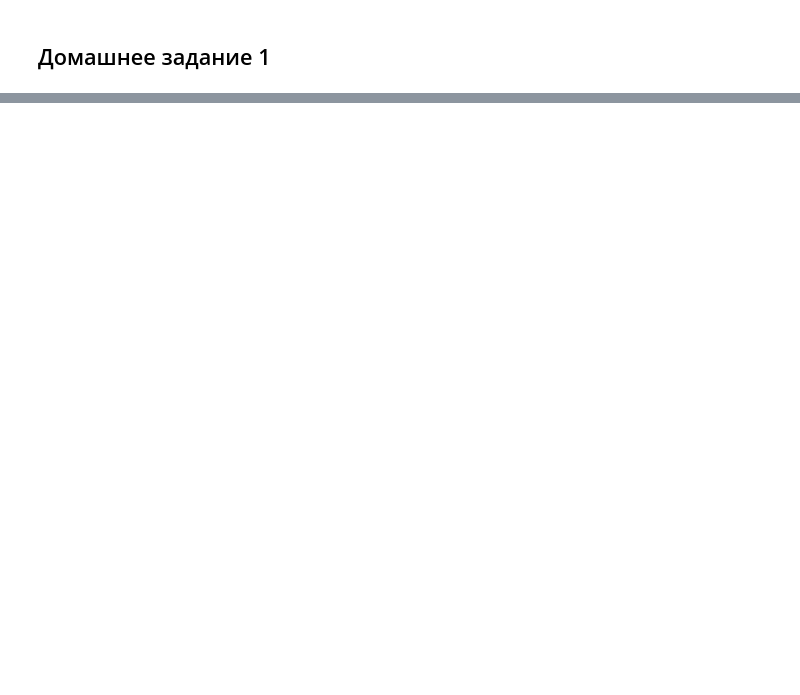
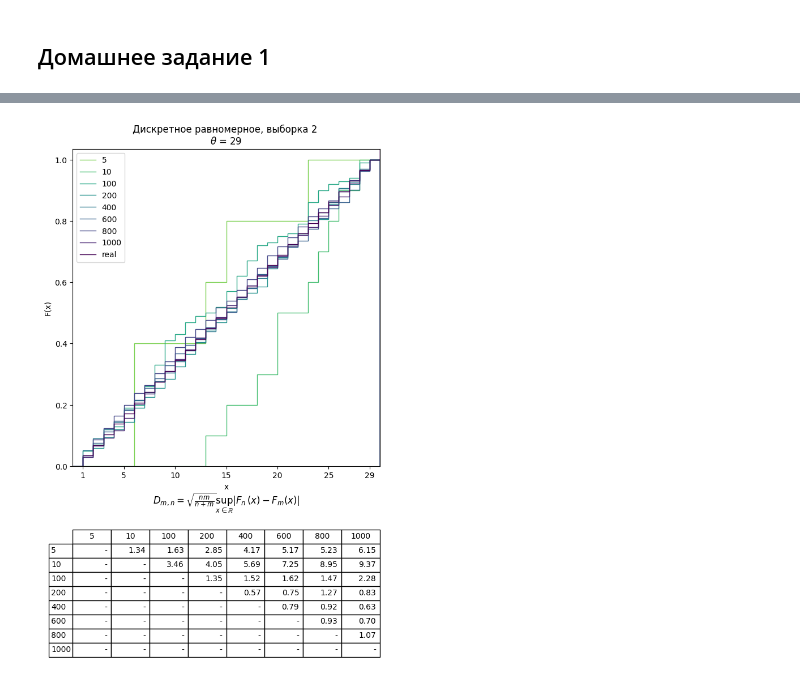
Before and after one commit to TimothyTur/skb201tur-ms-hws, a Jupyter notebook: СКБ201 Тур.ipynb, the cells around one changed output, grey strips where cells are left out. Cells and saved outputs as stored; diff of their text form; code cells hidden in the pictures; blank space fills up the shorter version.

```diff
--- a/СКБ201 Тур.ipynb
+++ b/СКБ201 Тур.ipynb
@@ -116,0 +176,18 @@ array([[0.18853763, 0.22645892, 0.13844783, 0.21535189, 0.01790164,
+# %%
+# graph[1]
+fig, ax = plt.subplots(2,1, figsize=(7,12), height_ratios = [2,1])
+for i in range(8):
+    ax[0].stairs(Y[i][1], np.append(X_real, 30), color = colors[i])
+ax[0].stairs(Y_real, np.append(X_real, 30), color = '#440154')
+ax[0].set(xticks = [1]+list(range(5,26,5))+[29], xmargin = 0, ymargin = 0,
+          xlabel = 'x', ylabel = 'F(x)',
+          title = 'Дискретное равномерное, выборка 2 \n$\\theta$ = 29')
+ax[0].legend([*n, 'real'], loc='upper left');
+
+ax[1].table(cellText = diffs[1], rowLabels=n, colLabels=n,
+          loc='center').scale(1, 1.5)
+ax[1].set_axis_off()
+ax[1].set_title(r'$D_{m,n}=\sqrt{\frac{nm}{n+m}}\sup_{x\in\mathbb{R}}$'+
+                r'$|F_n(x)-F_m(x)|$');
+# %% [output]
+[figure, added]
```
Also changed, not shown: parts of 36 cells of this notebook, 1 other file.
